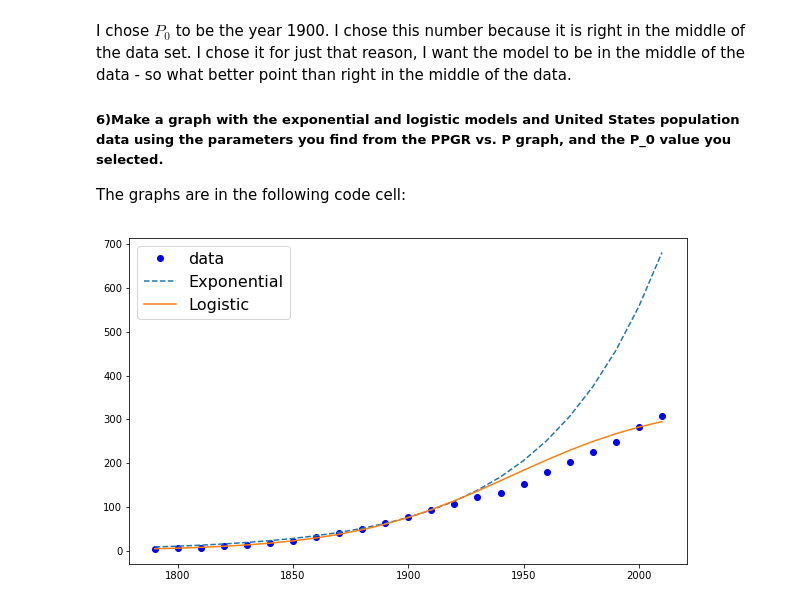
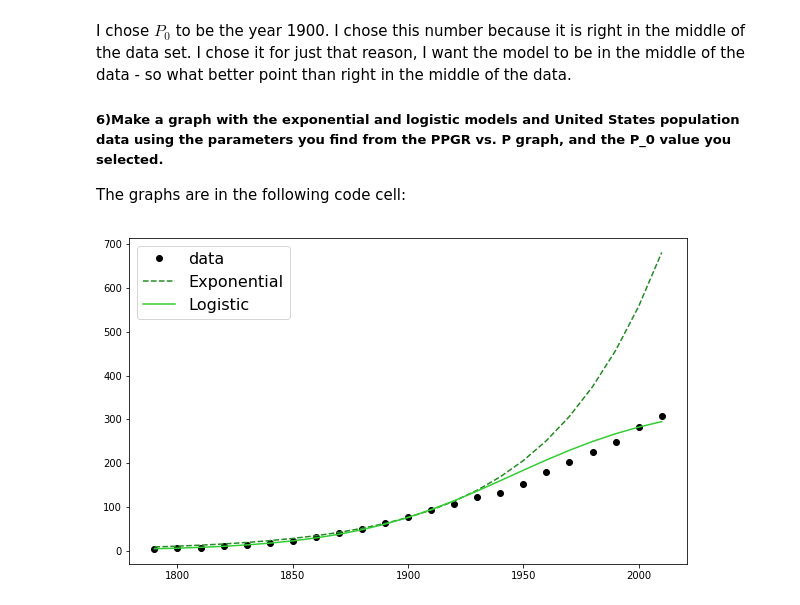
Before and after one commit to BananaBonanza/cwuMath475, a Jupyter notebook: butler475PPGR_P.ipynb, the cells around one changed output. Drawn from its saved outputs; the diff is of its cells as text; code cells hidden in the pictures.

```diff
--- a/butler475PPGR_P.ipynb
+++ b/butler475PPGR_P.ipynb
@@ -224,34 +225,35 @@ THIS IS WHERE THE NEW CODE STARTS!
 #Exponential model
 def US_exp(t,P0):
     P = P0*np.exp(avgPPGR*t)
     return P
 
 #Calculating L and r for logistic model
 L = (-USPopLineCoef[1])/USPopLineCoef[0]
 r = USPopLineCoef[1]
 
 #Logistic Model
 def US_log(t,P0):
     A = ((L-P0)/P0)
     T = L
     B = 1 + A*np.exp(-r*t)
     return T/B
 
 years = np.zeros([N], dtype=int)
 i = 0
 for i in range(23):
     years[i] = USYears[i]-2010
 
 plt.figure(figsize=(10,6))
 #
 #First, the data
-plt.plot(USYears, USPop, 'o', color='b', label='data')
+plt.plot(USYears, USPop, 'o', color='k', label='data')
 #Next, the possible exponential function
-plt.plot(USYears, US_exp(USYears-1900,USPop[11]), label='Exponential', linestyle='--')
+plt.plot(USYears, US_exp(USYears-1900,USPop[11]), label='Exponential',color='#228B22', linestyle='--')
 #A possible logistic model
-plt.plot(USYears, US_log(USYears-1900,USPop[11]), label = 'Logistic')
+plt.plot(USYears, US_log(USYears-1900,USPop[11]), label = 'Logistic', color='#32CD32')
 plt.legend(loc=2, fontsize=16)
+plt.savefig('USModelsFirst.png')
 plt.show()
 plt.close()
 # %% [output]
-[figure, old version]
+[figure, new version]
```
Also changed, not shown: parts of 1 cell of this notebook, 7 other files.
